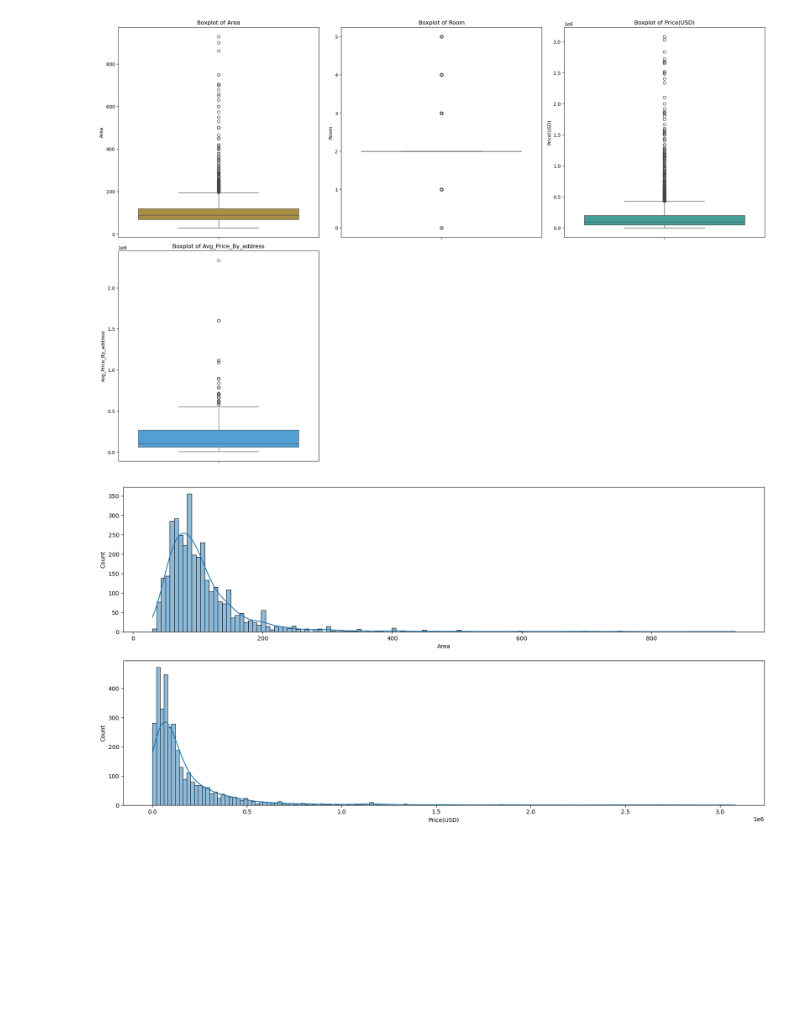
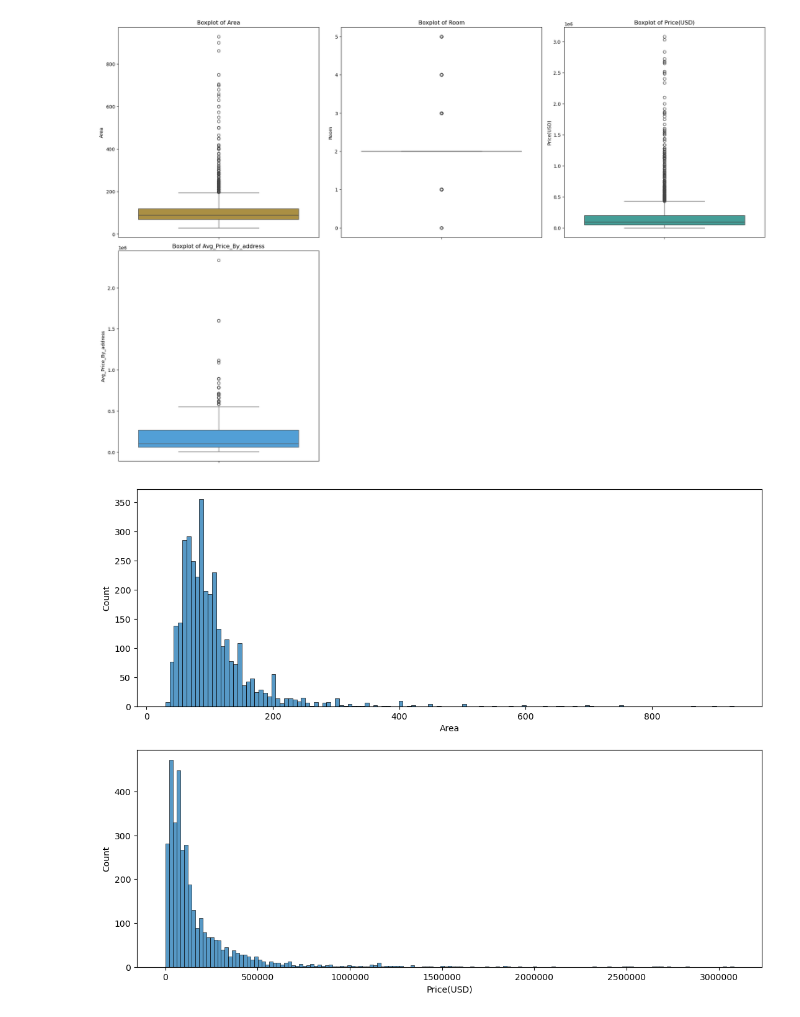
Before and after one commit to Moein1239/HousePrice_Tehran, a Jupyter notebook: Scripts/Houseprice_Tehran.ipynb, the cells around one changed output. Saved outputs shown, nothing was run; the diff lists cells and outputs as text; code cells hidden in the pictures; blank space fills up the shorter version.

```diff
--- a/Scripts/Houseprice_Tehran.ipynb
+++ b/Scripts/Houseprice_Tehran.ipynb
@@ -136,14 +136,15 @@ plt.show()
 # %% [output]
 [figure]
 # %%
-plt.figure(figsize = (20, 10))
+plt.figure(figsize = (13, 10))
 
 plt.subplot(2, 1, 1)
-sns.histplot(x = df['Area'], kde = True)
+sns.histplot(x = df['Area'], kde = False)
 
 plt.subplot(2, 1, 2)
-sns.histplot(x = df['Price(USD)'], kde = True)
+sns.histplot(x = df['Price(USD)'], kde = False)
 
+plt.ticklabel_format(style='plain', axis='both')
 plt.show()
 # %% [output]
-[figure, old version]
+[figure, new version]
```
Also changed, not shown: parts of 3 cells of this notebook.
